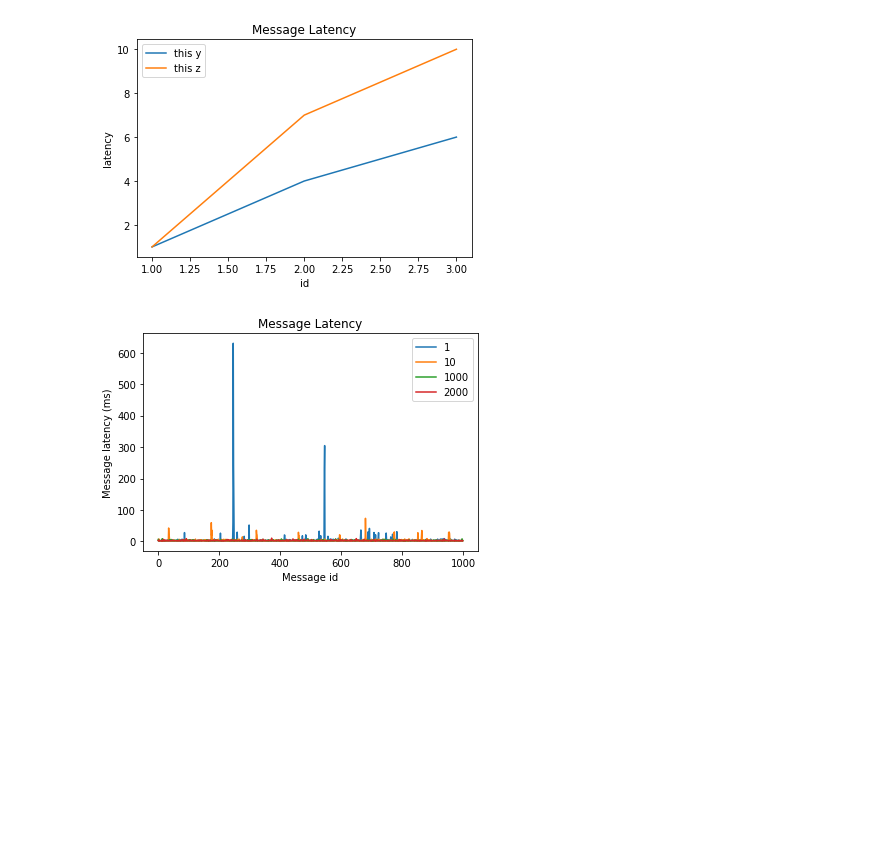
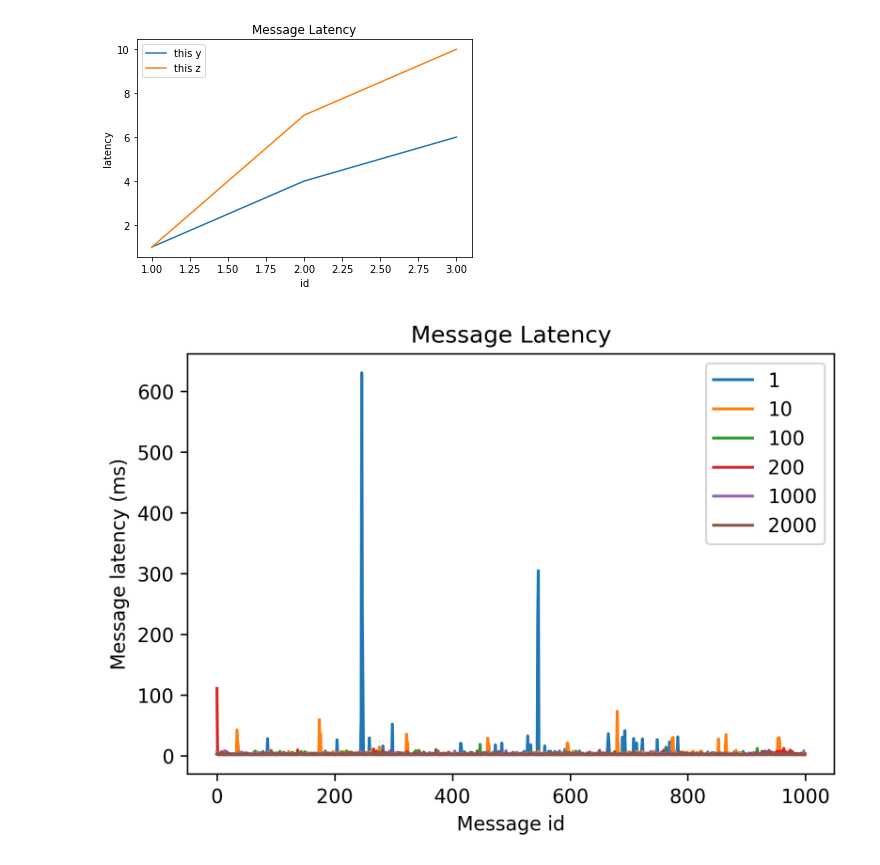
Before and after one commit to chongbin007/Master_project_Chongbin, a Jupyter notebook: experiments/experiment2/ros2_result/csvPlot.ipynb, the cells around one changed output. Saved outputs shown, nothing was run; the diff lists cells and outputs as text; code cells hidden in the pictures; blank space fills up the shorter version.

```diff
--- a/experiments/experiment2/ros2_result/csvPlot.ipynb
+++ b/experiments/experiment2/ros2_result/csvPlot.ipynb
@@ -21,22 +21,26 @@ plt.show()
 # %%
 sample_data1 = pd.read_csv('1.csv')
 sample_data10 = pd.read_csv('10.csv')
+sample_data100 = pd.read_csv('100.csv')
+sample_data200 = pd.read_csv('200.csv')
 sample_data1000 = pd.read_csv('1000.csv')
 sample_data2000 = pd.read_csv('2000.csv')
 # %%
 plt.plot(sample_data1.id,sample_data1.message_latency)
 plt.plot(sample_data10.id,sample_data10.message_latency)
+plt.plot(sample_data100.id,sample_data100.message_latency)
+plt.plot(sample_data200.id,sample_data200.message_latency)
 plt.plot(sample_data1000.id,sample_data1000.message_latency)
 plt.plot(sample_data2000.id,sample_data2000.message_latency)
-plt.legend(["1","10","1000","2000"])
+plt.legend(["1","10","100","200","1000","2000"])
 
 plt.rcParams['savefig.dpi'] = 300 #图片像素
 plt.rcParams['figure.dpi'] = 300 #分辨率
 
 plt.title("Message Latency")
 plt.xlabel("Message id")
 plt.ylabel("Message latency (ms)")
-# plt.show()
-plt.savefig('plottest.png', dpi=300) #指定分辨率保存
+#plt.show()
+plt.savefig('all.png', dpi=300) #指定分辨率保存
 # %% [output]
-[figure, old version]
+[figure, new version]
```
Also changed, not shown: parts of 3 cells of this notebook, 37 other files.
